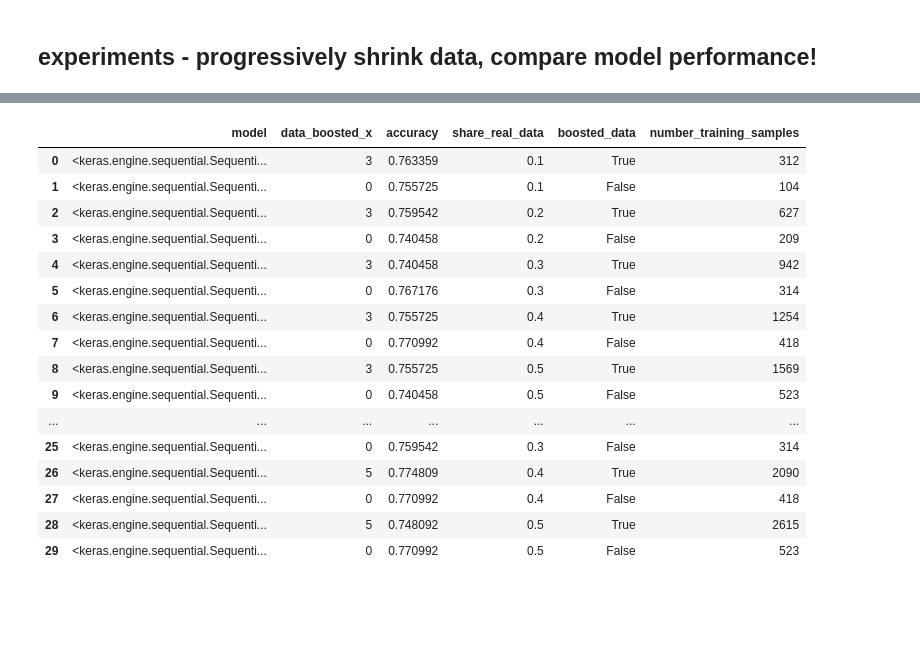
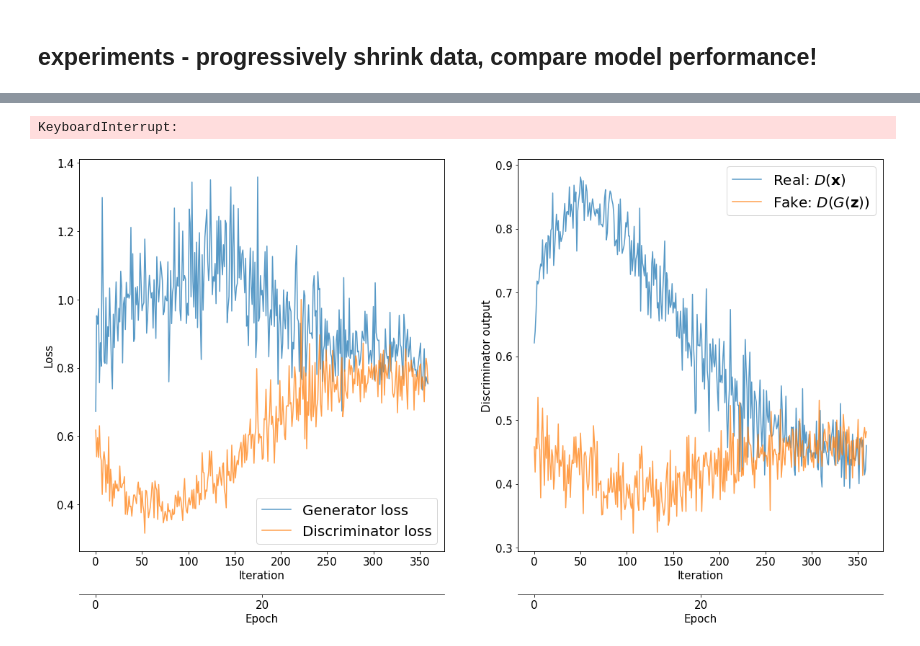
Before and after one commit to PaulBFB/master_thesis, a Jupyter notebook: titanic_deep_learning.ipynb, the cells around one changed output, grey strips where cells are left out. Cells and saved outputs as stored; diff of their text form; code cells hidden in the pictures; blank space fills up the shorter version.

```diff
--- a/titanic_deep_learning.ipynb
+++ b/titanic_deep_learning.ipynb
@@ -227,7 +162,7 @@ grid_parameters = {
 models_tested = []
 
 # boost data progressively bigger to check results
-for data_boost_x in [.2, .3]:
+for data_boost_x in [.2, .3, .5, 1]:
 
     # progressive rate of the full training set
     for data_rate in np.linspace(.3, .8, 6):
@@ -297,23 +232,7 @@ Epoch 010 | ET 0.08 min | Avg Losses >> G/D 1.0026/0.8966 [D-Real: 0.3125 D-Fake
+KeyboardInterrupt:
+[figure, added]
 # %%
 df = pd.DataFrame(models_tested)
 df
-# %% [output]
-|  | model | data_boosted_x | accuracy | share_real_data | boosted_data | number_training_samples |
-| 0 | <keras.engine.sequential.Sequenti... | 3 | 0.763359 | 0.1 | True | 312 |
-| 1 | <keras.engine.sequential.Sequenti... | 0 | 0.755725 | 0.1 | False | 104 |
-| 2 | <keras.engine.sequential.Sequenti... | 3 | 0.759542 | 0.2 | True | 627 |
-| 3 | <keras.engine.sequential.Sequenti... | 0 | 0.740458 | 0.2 | False | 209 |
-| 4 | <keras.engine.sequential.Sequenti... | 3 | 0.740458 | 0.3 | True | 942 |
-| 5 | <keras.engine.sequential.Sequenti... | 0 | 0.767176 | 0.3 | False | 314 |
-| 6 | <keras.engine.sequential.Sequenti... | 3 | 0.755725 | 0.4 | True | 1254 |
-| 7 | <keras.engine.sequential.Sequenti... | 0 | 0.770992 | 0.4 | False | 418 |
-| 8 | <keras.engine.sequential.Sequenti... | 3 | 0.755725 | 0.5 | True | 1569 |
-| 9 | <keras.engine.sequential.Sequenti... | 0 | 0.740458 | 0.5 | False | 523 |
-| ... | ... | ... | ... | ... | ... | ... |
-| 25 | <keras.engine.sequential.Sequenti... | 0 | 0.759542 | 0.3 | False | 314 |
-| 26 | <keras.engine.sequential.Sequenti... | 5 | 0.774809 | 0.4 | True | 2090 |
-| 27 | <keras.engine.sequential.Sequenti... | 0 | 0.770992 | 0.4 | False | 418 |
-| 28 | <keras.engine.sequential.Sequenti... | 5 | 0.748092 | 0.5 | True | 2615 |
-| 29 | <keras.engine.sequential.Sequenti... | 0 | 0.770992 | 0.5 | False | 523 |
 # %%
 df.sort_values(by=['share_real_data', 'data_boosted_x'])
```
Also changed, not shown: parts of 12 cells of this notebook, 1 other file.
